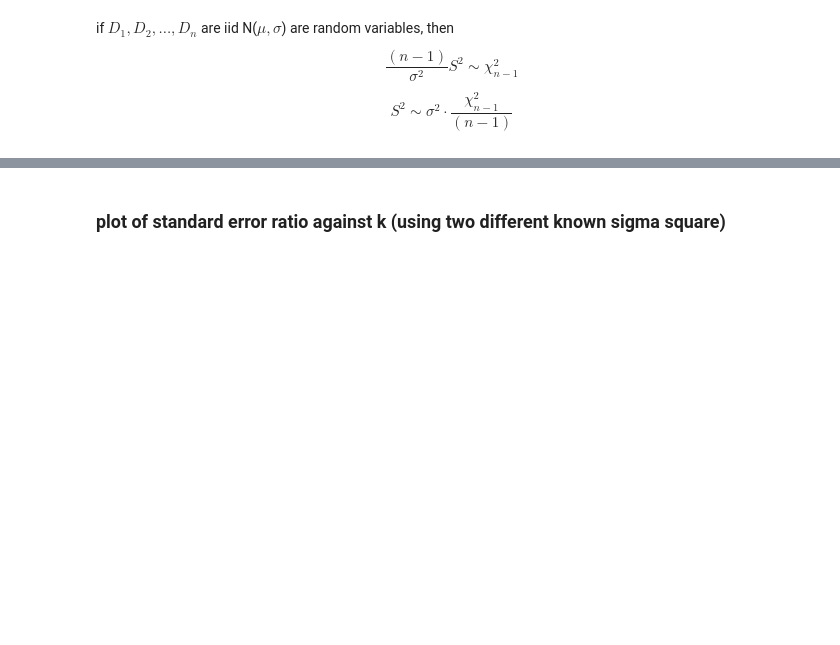
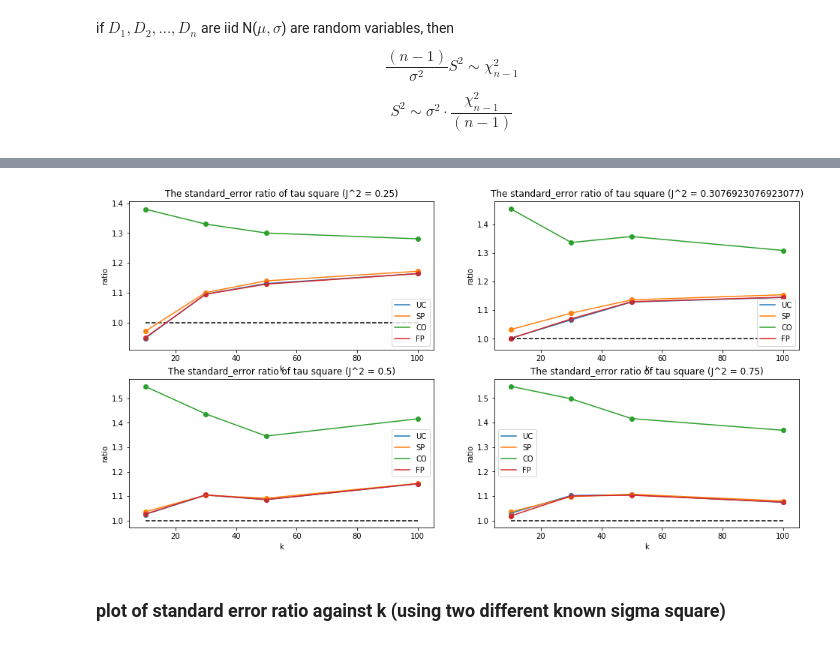
Before and after one commit to yifan0330/project-Meta-Analysis, a Jupyter notebook: standard error ratio with known or unknown sigma.ipynb, the cells around one changed output, grey strips where cells are left out. Saved outputs shown, nothing was run; the diff lists cells and outputs as text; code cells hidden in the pictures; blank space fills up the shorter version.

```diff
--- a/standard error ratio with known or unknown sigma.ipynb
+++ b/standard error ratio with known or unknown sigma.ipynb
@@ -542,23 +516,21 @@ def simulation_FP_known_sigma(D_array,u_array,xi_array,stopping_criteria = 1e-10
 # %%
 # function for finding estimated mu/tau^2 for given D_array and u_array
 # using fixed point algrithm with known sigma
-def simulation_FP_known_sigma_chi(D_array,u_array,xi_array,stopping_criteria = 1e-10,max_iter=1000):
+def simulation_FP_known_sigma_chi(D_array,u_array,xi_array,params,stopping_criteria = 1e-10,max_iter=1000):
     u_inv_array = 1/u_array
 
     #S^2/sigma^2 ~ chi^2_{k-1}/(k-1)
-    S = np.std(D_array) #sample standard deviation
-    S_square = np.var(D_array) #sample variance
     k = D_array.shape[0]
     S_sigma_square_ratio = chisquare(df = k-1, size=None)/(k-1)
-    known_sigma_sqaure = S_square/S_sigma_square_ratio
-    known_sigma = np.sqrt(known_sigma_sqaure)
+    known_sigma_square = S_sigma_square_ratio*params[1]
+    known_sigma = np.sqrt(known_sigma_square)
 
     # starting value
     tau_square_hat_0 = 0
     mu_hat_0 = np.sum(D_array*u_inv_array)/np.sum(u_inv_array)
 
     # log-likelihood function
-    log_likelihood = -1/2*np.mean((D_array - mu_hat_0)**2/(tau_square_hat_0 + known_sigma_sqaure*u_array)+np.log(tau_square_hat_0 + known_sigma_sqaure*u_array)+np.log(2*pi))
+    log_likelihood = -1/2*np.mean((D_array - mu_hat_0)**2/(tau_square_hat_0 + known_sigma_square*u_array)+np.log(tau_square_hat_0 + known_sigma_square*u_array)+np.log(2*pi))
 
     mu = mu_hat_0
     tau_square = tau_square_hat_0
@@ -568,12 +540,12 @@ def simulation_FP_known_sigma_chi(D_array,u_array,xi_array,stopping_criteria = 1
     error = 1
     while (error > stopping_criteria) and (count < max_iter):
         # calculate the common terms firstly to avoid repeated calculation
-        common_term = 1/(tau_square + known_sigma_sqaure*u_array)
+        common_term = 1/(tau_square + known_sigma_square*u_array)
         common_term_square = common_term**2
         # iterative equations
         mu_updated = np.sum(D_array*common_term)/np.sum(common_term)
-        tau_square_updated = np.sum(((D_array-mu)**2-known_sigma_sqaure*u_array)*common_term_square)/np.sum(common_term_square)
-        log_likelihood = -1/2*np.mean((D_array - mu_updated)**2/(tau_square_updated + known_sigma_sqaure*u_array)+np.log(tau_square_updated + known_sigma_sqaure*u_array)+np.log(2*pi))
+        tau_square_updated = np.sum(((D_array-mu)**2-known_sigma_square*u_array)*common_term_square)/np.sum(common_term_square)
+        log_likelihood = -1/2*np.mean((D_array - mu_updated)**2/(tau_square_updated + known_sigma_square*u_array)+np.log(tau_square_updated + known_sigma_square*u_array)+np.log(2*pi))
 
 
         # instead of discarding instances where tau^2 is negative
@@ -870,6 +837,19 @@ def plot_for_comparison(measurement, x_axis, known_sigma_square = 'sample varian
         handler.set_title('The '+measurement+ ' ratio of tau square (k = '+str(k)+')')
         handler.hlines(y=1,xmin=min(J_square_list),xmax=max(J_square_list),linestyles='dashed')
     return
+# %%
+# plot of the standard_error ratio of tau square when J_sqaure = 0.25/0.31/0.5/0.75
+fig = plt.figure(figsize=(16,8))
+ax = fig.add_subplot(2,2,1)
+plot_for_comparison(measurement='standard_error',x_axis='k', known_sigma_square = 'sample variance', k = 100, J_square = 0.25, handler=ax)
+ax = fig.add_subplot(2,2,2)
+plot_for_comparison(measurement='standard_error',x_axis='k', known_sigma_square = 'sample variance', k = 100, J_square = 0.3076923076923077, handler=ax)
+ax = fig.add_subplot(2,2,3)
+plot_for_comparison(measurement='standard_error',x_axis='k', known_sigma_square = 'sample variance', k = 100, J_square = 0.5, handler=ax)
+ax = fig.add_subplot(2,2,4)
+plot_for_comparison(measurement='standard_error',x_axis='k', known_sigma_square = 'sample variance', k = 100, J_square = 0.75, handler=ax)
+# %% [output]
+[figure, added]
 # %% [markdown]
 ### plot of standard error ratio against k (using two different known sigma square)
 # %%
```
Also changed, not shown: parts of 41 cells of this notebook, 3 other files.
